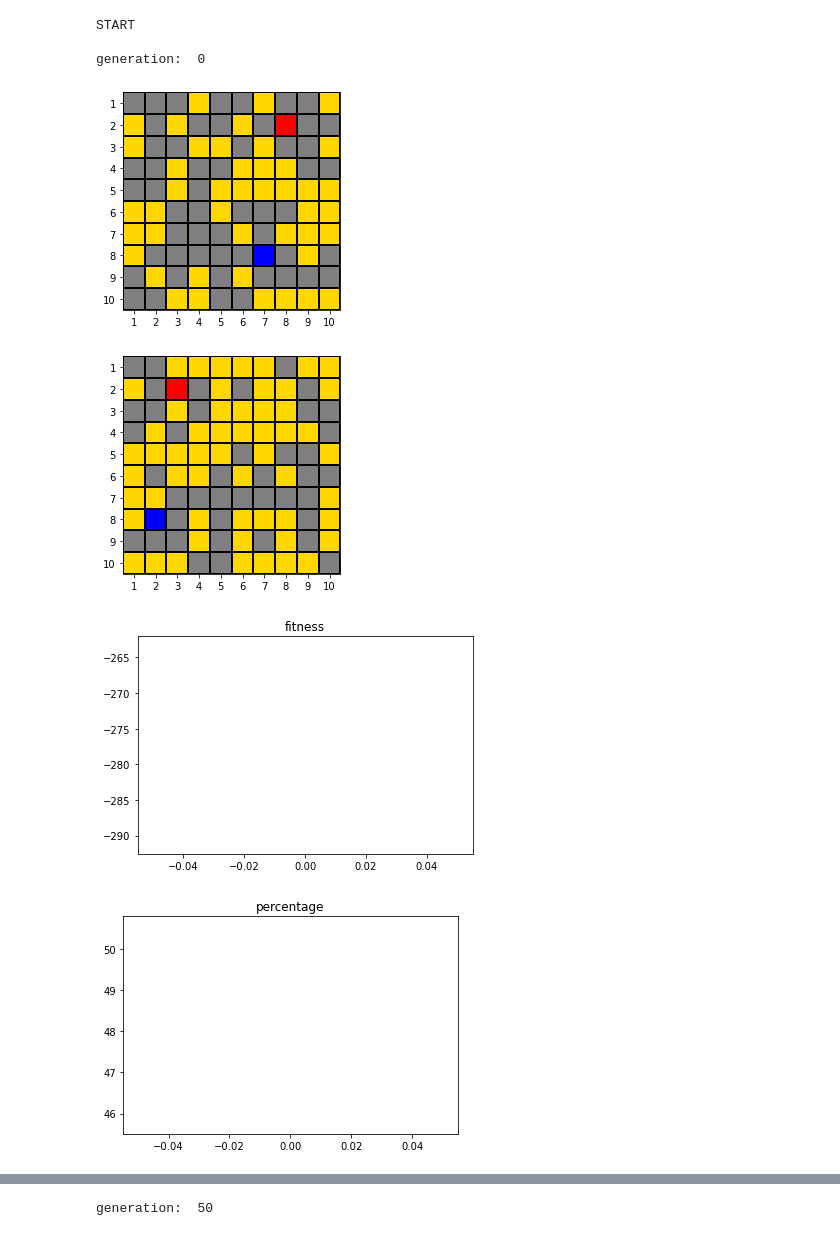
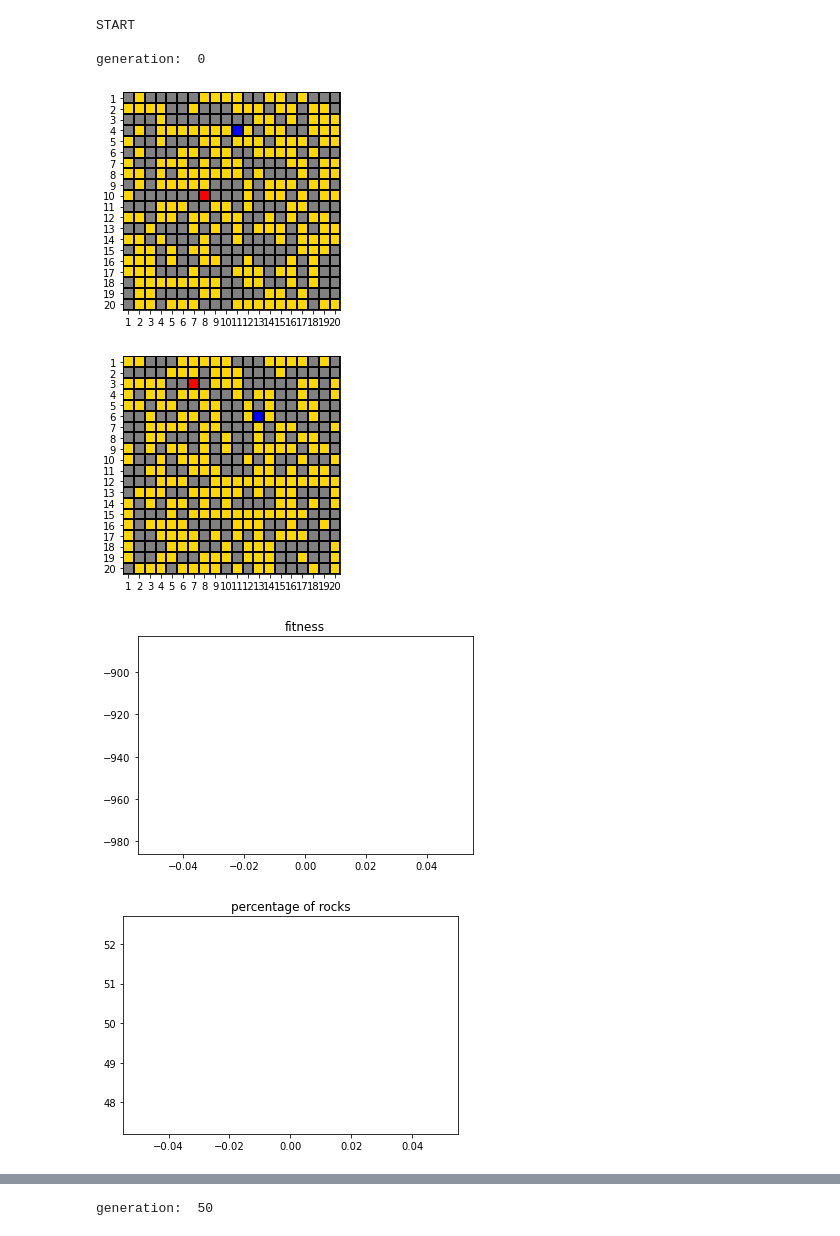
Before and after one commit to CorentinSeznec/algoGenetique, a Jupyter notebook: genetic algo.ipynb, the cells around one changed output, grey strips where cells are left out. Saved outputs shown, nothing was run; the diff lists cells and outputs as text; code cells hidden in the pictures.

```diff
--- a/genetic algo.ipynb
+++ b/genetic algo.ipynb
@@ -233,7 +235,7 @@ class genetic_agent:
 
             # check if end is in the main path
             if not _map.end_reachable:
-                fitness -= 150
+                fitness -= self.SIZE_X * self.SIZE_Y
 
             # check if some walkable tile are not reachable
             for pos, tile_is_reachable in np.ndenumerate(_map.get_mask()):
@@ -250,7 +252,7 @@ class genetic_agent:
             fitness -= diff
 
             # check distances between objectives
-            ideal_dist = 60
+            ideal_dist = self.SIZE_X * 5
             dist = _map.get_shortest_way() # return -1 if not reachable
             if dist>0:
                 list_dist.append(dist)
@@ -401,7 +403,7 @@ class genetic_agent:
             self.new_generation[idx_child] = deepcopy(_m)
 # %%
 # initialisation
-agent = genetic_agent(n_map = 200,SIZE_X = 10, SIZE_Y =10, number_gen = 1000, mutation_param = 0.0020)
+agent = genetic_agent(n_map = 200,SIZE_X = 20, SIZE_Y =20, number_gen = 1000, mutation_param = 0.0020)
 # %%
 agent.get_random_population()
 
@@ -424,36 +426,36 @@ for gen in range(agent.number_gen):
     if agent.current_gen%50==0:
         print("\ngeneration: ",agent.current_gen)
         l[0].read_map()
         l[1].read_map()
 
         plt.plot(range(gen+1), fitness_to_draw)
         plt.title("fitness")
         plt.show()
         plt.plot(range(gen+1), ground_tile_to_draw)
-        plt.title("percentage")
+        plt.title("percentage of rocks")
         plt.show()
         plt.plot(range(gen+1), dist_to_draw)
-        plt.title("distance")
+        plt.title("distance between start and end")
         plt.show()
 
     # remise à 0
     agent.current_gen +=1
     agent.list_maps = agent.new_generation.copy()
     agent.new_generation.clear()
     agent.list_fitness.clear()
 
 print("final")
 plt.plot(range(agent.number_gen), fitness_to_draw)
 plt.show()
 plt.plot(range(agent.number_gen), ground_tile_to_draw)
 plt.show()
 for _l in l:
     _l.read_map()
 # %% [output]
 START
 
 generation:  0
-[figure, old version]
+[figure, new version]
-[figure, old version]
+[figure, new version]
-[figure, old version]
+[figure, new version]
-[figure, old version]
+[figure, new version]
```
Also changed, not shown: parts of 2 cells of this notebook, 1 other file.
